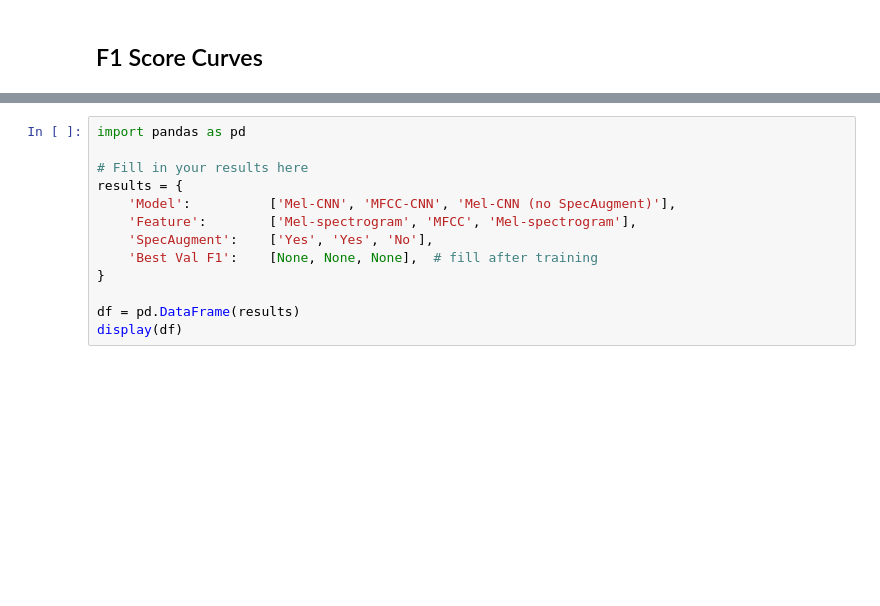
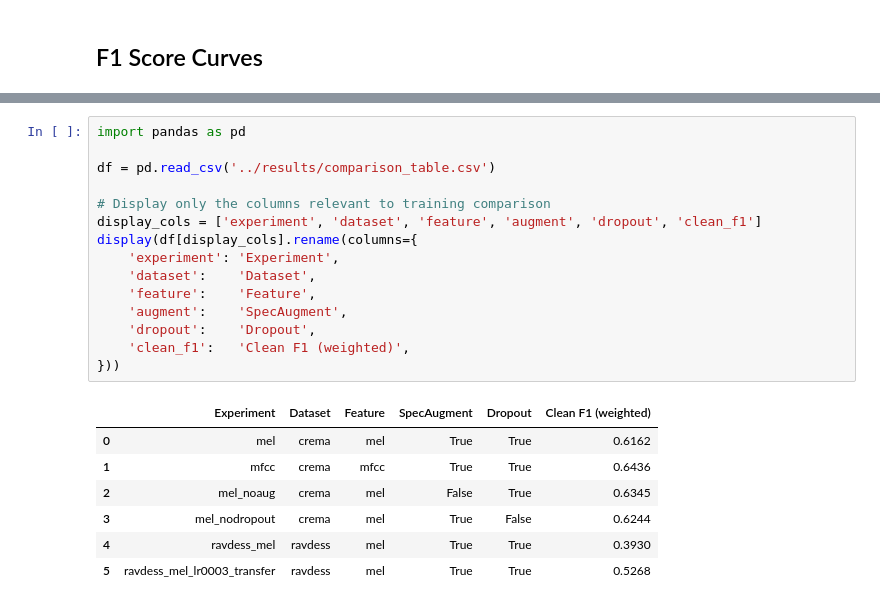
Before and after one commit to kassxxv/speech-emotion-recognition-using-cnn, a Jupyter notebook: notebooks/02_training.ipynb, the cells around one changed output, grey strips where cells are left out. Drawn from its saved outputs; the diff is of its cells as text; blank space fills up the shorter version.

```diff
--- a/notebooks/02_training.ipynb
+++ b/notebooks/02_training.ipynb
@@ -87,15 +105,25 @@ plt.show()
 
 Fill in the best macro-F1 values from the terminal output of each training run.
-# %%
-import pandas as pd
-
-# Fill in your results here
-results = {
-    'Model':          ['Mel-CNN', 'MFCC-CNN', 'Mel-CNN (no SpecAugment)'],
-    'Feature':        ['Mel-spectrogram', 'MFCC', 'Mel-spectrogram'],
-    'SpecAugment':    ['Yes', 'Yes', 'No'],
-    'Best Val F1':    [None, None, None],  # fill after training
-}
-
-df = pd.DataFrame(results)
-display(df)
+# %%
+import pandas as pd
+
+df = pd.read_csv('../results/comparison_table.csv')
+
+# Display only the columns relevant to training comparison
+display_cols = ['experiment', 'dataset', 'feature', 'augment', 'dropout', 'clean_f1']
+display(df[display_cols].rename(columns={
+    'experiment': 'Experiment',
+    'dataset':    'Dataset',
+    'feature':    'Feature',
+    'augment':    'SpecAugment',
+    'dropout':    'Dropout',
+    'clean_f1':   'Clean F1 (weighted)',
+}))
+# %% [output]
+|  | Experiment | Dataset | Feature | SpecAugment | Dropout | Clean F1 (weighted) |
+| 0 | mel | crema | mel | True | True | 0.6162 |
+| 1 | mfcc | crema | mfcc | True | True | 0.6436 |
+| 2 | mel_noaug | crema | mel | False | True | 0.6345 |
+| 3 | mel_nodropout | crema | mel | True | False | 0.6244 |
+| 4 | ravdess_mel | ravdess | mel | True | True | 0.3930 |
+| 5 | ravdess_mel_lr0003_transfer | ravdess | mel | True | True | 0.5268 |
```
Also changed, not shown: parts of 5 cells of this notebook, 13 other files.
